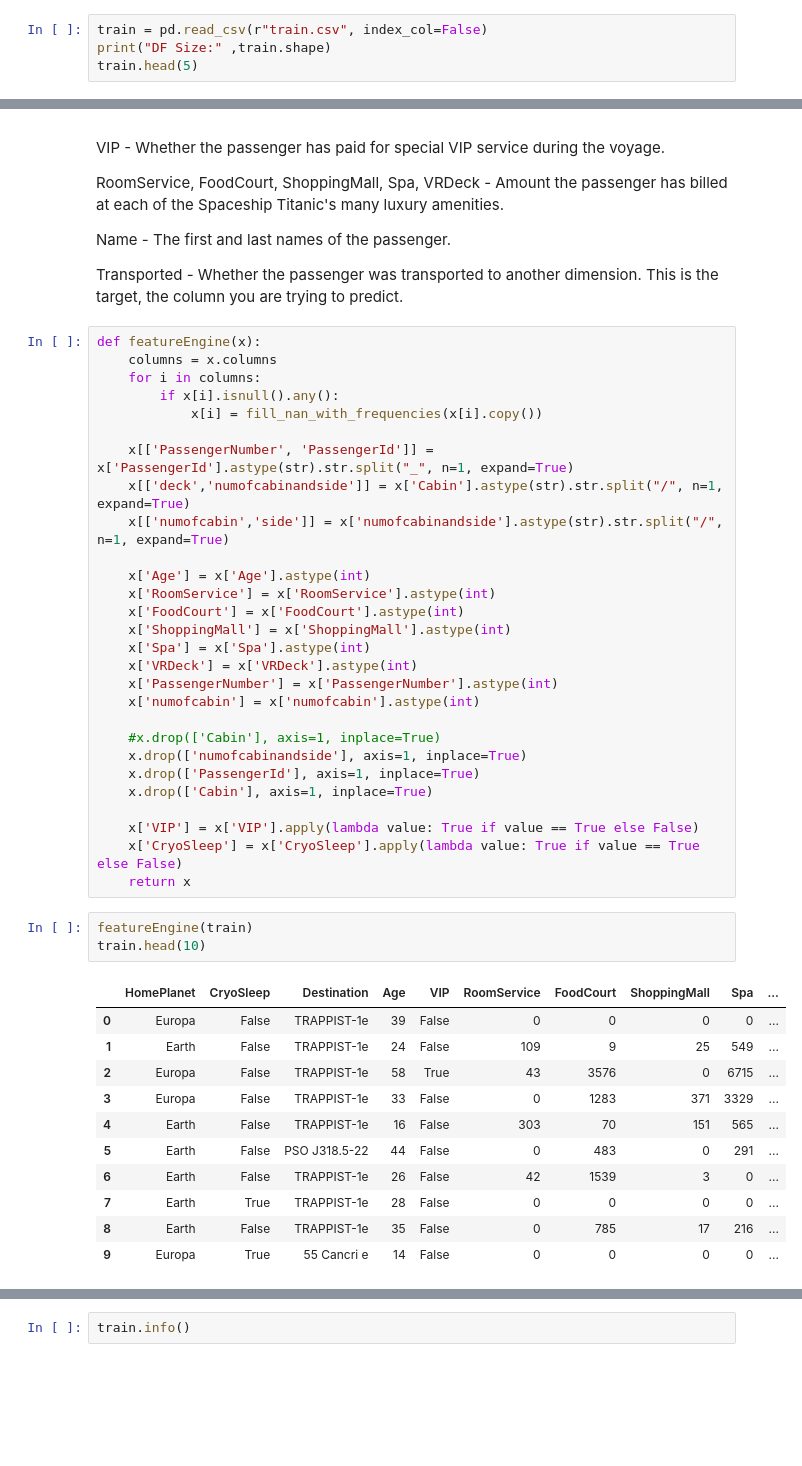
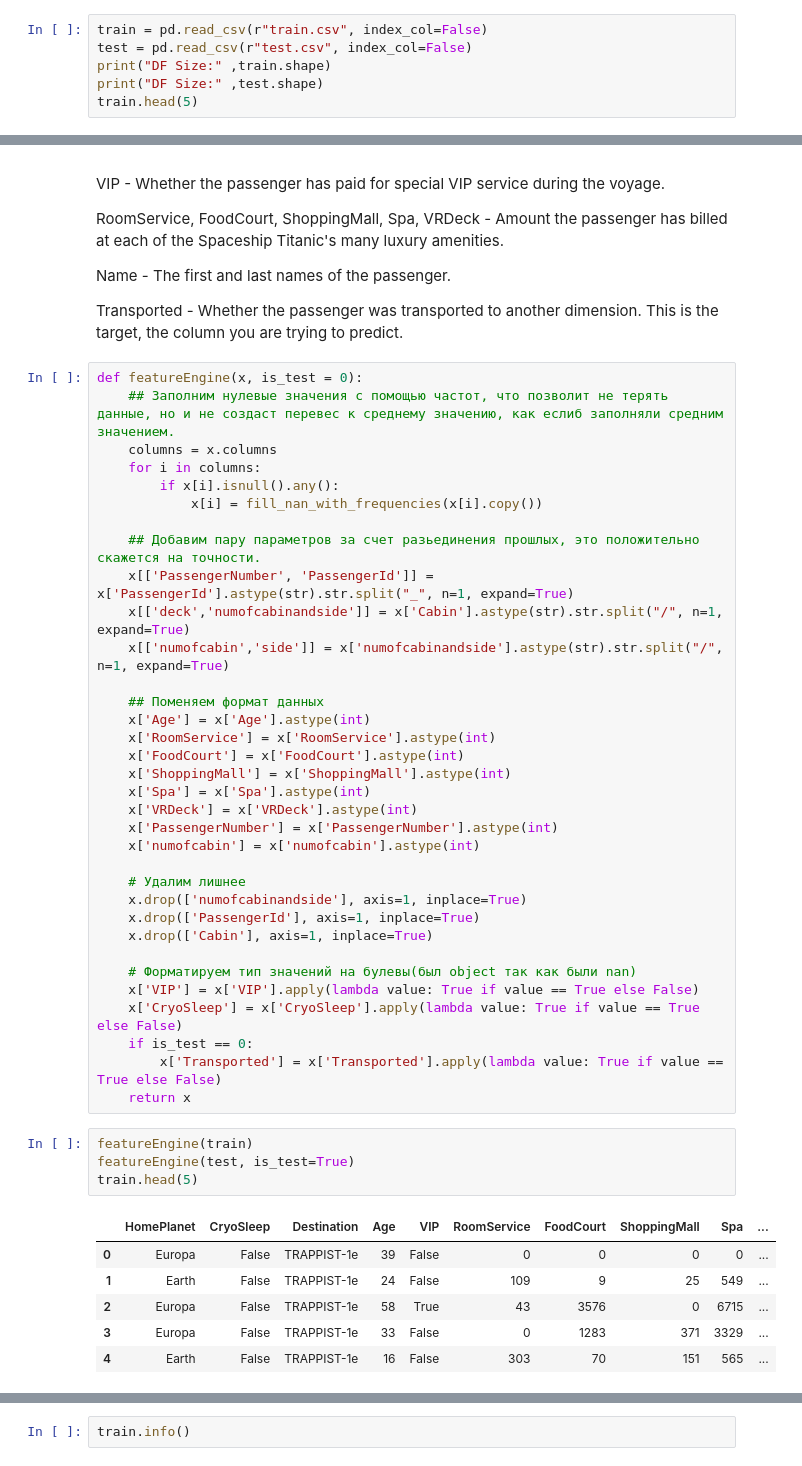
Before and after one commit to YukiTheKilla/Data-science, a Jupyter notebook: 1 lab/main.ipynb, the cells around one changed output, grey strips where cells are left out. Drawn from its saved outputs; the diff is of its cells as text; blank space fills up the shorter version.

```diff
--- a/1 lab/main.ipynb
+++ b/1 lab/main.ipynb
@@ -27,6 +20,8 @@ from sklearn.preprocessing import MinMaxScaler, StandardScaler
 # %%
 train = pd.read_csv(r"train.csv", index_col=False)
+test = pd.read_csv(r"test.csv", index_col=False)
 print("DF Size:" ,train.shape)
+print("DF Size:" ,test.shape)
 train.head(5)
 # %% [output]
 DF Size: (8693, 14)
@@ -134,16 +130,19 @@ Name - The first and last names of the passenger.
 
 Transported - Whether the passenger was transported to another dimension. This is the target, the column you are trying to predict.
 # %%
-def featureEngine(x):
+def featureEngine(x, is_test = 0):
+    ## Заполним нулевые значения с помощью частот, что позволит не терять данные, но и не создаст перевес к среднему значению, как еслиб заполняли средним значением.
     columns = x.columns
     for i in columns:
         if x[i].isnull().any():
             x[i] = fill_nan_with_frequencies(x[i].copy())
 
+    ## Добавим пару параметров за счет разьединения прошлых, это положительно скажется на точности.
     x[['PassengerNumber', 'PassengerId']] = x['PassengerId'].astype(str).str.split("_", n=1, expand=True)
     x[['deck','numofcabinandside']] = x['Cabin'].astype(str).str.split("/", n=1, expand=True)
     x[['numofcabin','side']] = x['numofcabinandside'].astype(str).str.split("/", n=1, expand=True)
 
+    ## Поменяем формат данных
     x['Age'] = x['Age'].astype(int)
     x['RoomService'] = x['RoomService'].astype(int)
     x['FoodCourt'] = x['FoodCourt'].astype(int)
@@ -153,26 +152,25 @@ def featureEngine(x):
     x['PassengerNumber'] = x['PassengerNumber'].astype(int)
     x['numofcabin'] = x['numofcabin'].astype(int)
 
-    #x.drop(['Cabin'], axis=1, inplace=True)
+    # Удалим лишнее
     x.drop(['numofcabinandside'], axis=1, inplace=True)
     x.drop(['PassengerId'], axis=1, inplace=True)
     x.drop(['Cabin'], axis=1, inplace=True)
 
+    # Форматируем тип значений на булевы(был object так как были nan)
     x['VIP'] = x['VIP'].apply(lambda value: True if value == True else False)
     x['CryoSleep'] = x['CryoSleep'].apply(lambda value: True if value == True else False)
+    if is_test == 0:
+        x['Transported'] = x['Transported'].apply(lambda value: True if value == True else False)
     return x
 # %%
 featureEngine(train)
-train.head(10)
+featureEngine(test, is_test=True)
+train.head(5)
 # %% [output]
 |  | HomePlanet | CryoSleep | Destination | Age | VIP | RoomService | FoodCourt | ShoppingMall | Spa | ... |
 | 0 | Europa | False | TRAPPIST-1e | 39 | False | 0 | 0 | 0 | 0 | ... |
 | 1 | Earth | False | TRAPPIST-1e | 24 | False | 109 | 9 | 25 | 549 | ... |
 | 2 | Europa | False | TRAPPIST-1e | 58 | True | 43 | 3576 | 0 | 6715 | ... |
 | 3 | Europa | False | TRAPPIST-1e | 33 | False | 0 | 1283 | 371 | 3329 | ... |
 | 4 | Earth | False | TRAPPIST-1e | 16 | False | 303 | 70 | 151 | 565 | ... |
-| 5 | Earth | False | PSO J318.5-22 | 44 | False | 0 | 483 | 0 | 291 | ... |
-| 6 | Earth | False | TRAPPIST-1e | 26 | False | 42 | 1539 | 3 | 0 | ... |
-| 7 | Earth | True | TRAPPIST-1e | 28 | False | 0 | 0 | 0 | 0 | ... |
-| 8 | Earth | False | TRAPPIST-1e | 35 | False | 0 | 785 | 17 | 216 | ... |
-| 9 | Europa | True | 55 Cancri e | 14 | False | 0 | 0 | 0 | 0 | ... |
```
Also changed, not shown: parts of 18 cells of this notebook, 2 other files.
